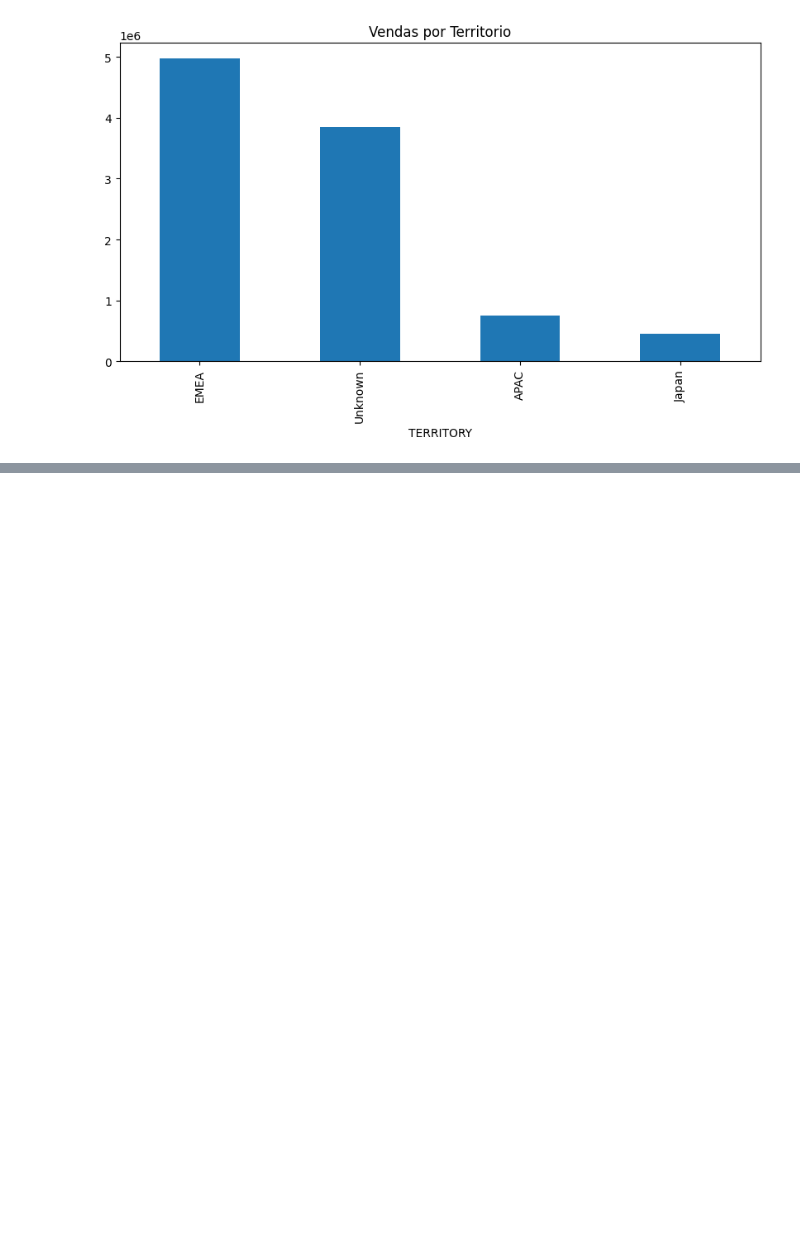
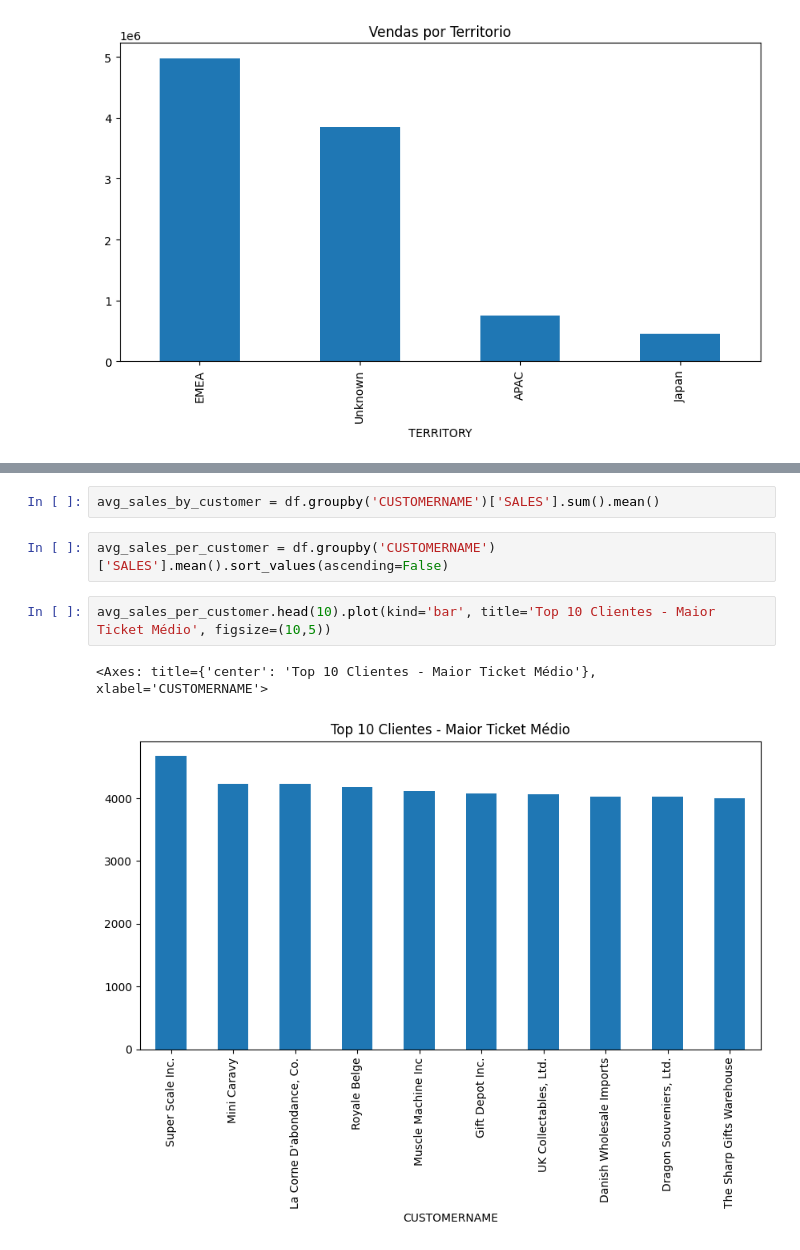
Before and after one commit to matheusghygino/analise-de-vendas, a Jupyter notebook: sales_data_sample.ipynb, the cells around one changed output, grey strips where cells are left out. Drawn from its saved outputs; the diff is of its cells as text; blank space fills up the shorter version.

```diff
--- a/sales_data_sample.ipynb
+++ b/sales_data_sample.ipynb
@@ -386,0 +405,9 @@ A análise geográfica pode ser útil para campanhas de marketing mais segmentad
+# %%
+avg_sales_by_customer = df.groupby('CUSTOMERNAME')['SALES'].sum().mean()
+# %%
+avg_sales_per_customer = df.groupby('CUSTOMERNAME')['SALES'].mean().sort_values(ascending=False)
+# %%
+avg_sales_per_customer.head(10).plot(kind='bar', title='Top 10 Clientes - Maior Ticket Médio', figsize=(10,5))
+# %% [output]
+<Axes: title={'center': 'Top 10 Clientes - Maior Ticket Médio'}, xlabel='CUSTOMERNAME'>
+[figure, added]
```
Also changed, not shown: parts of 9 cells of this notebook.
